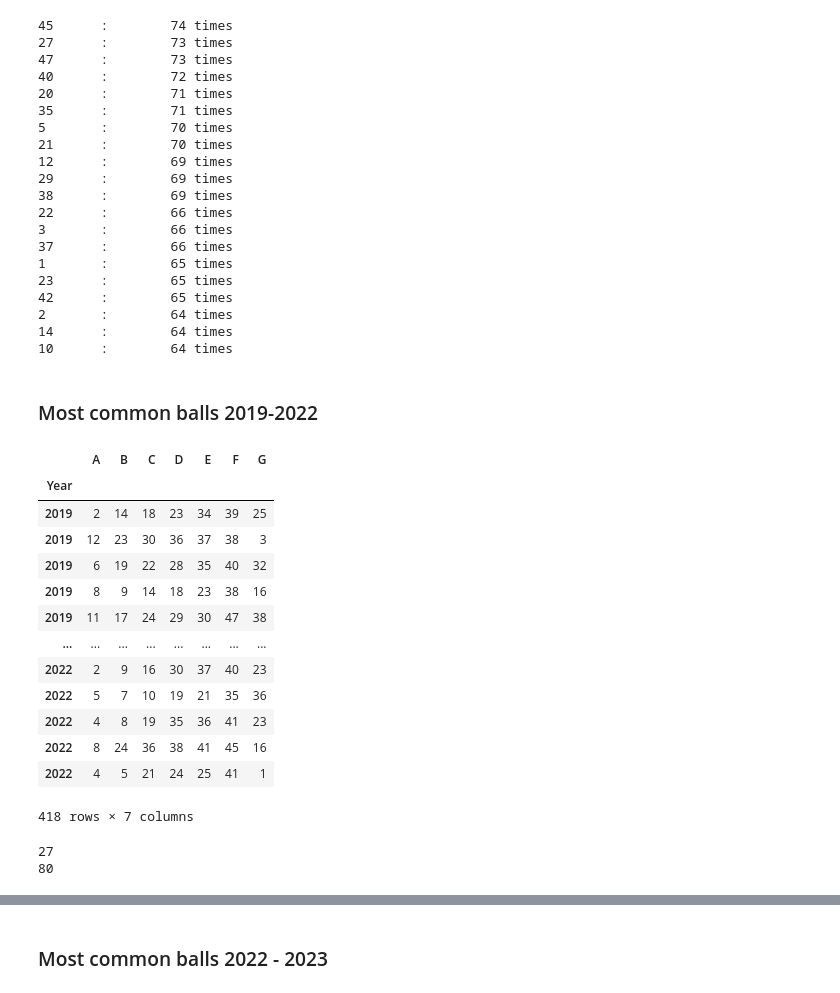
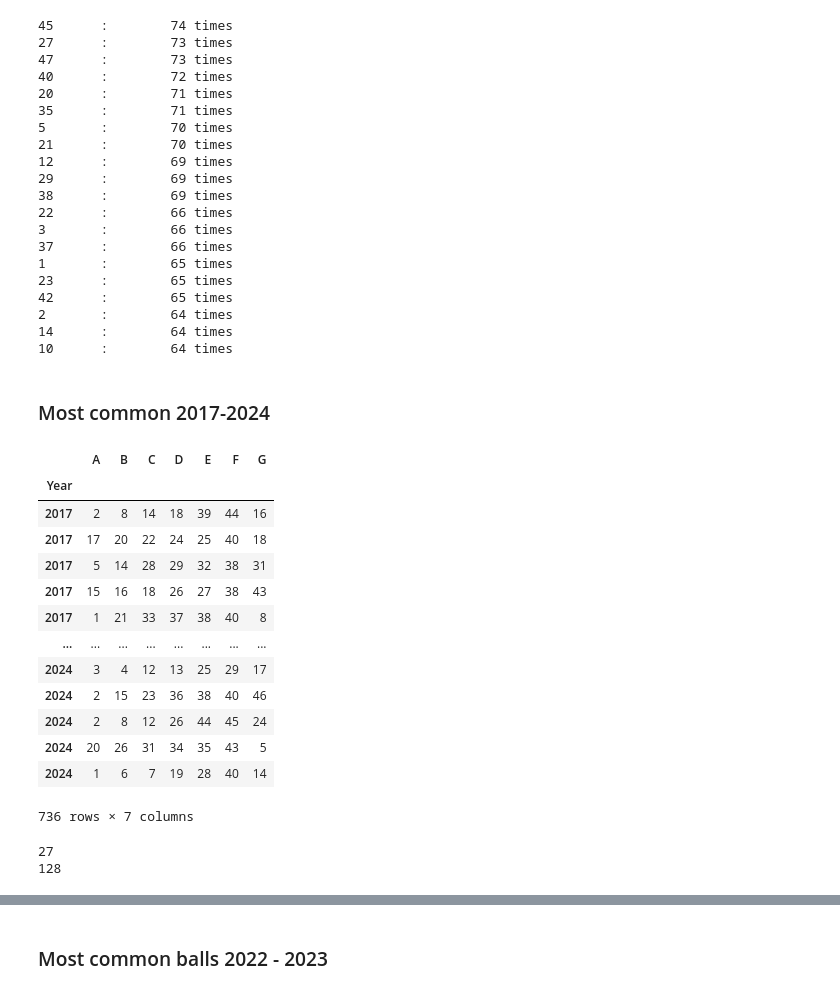
Before and after one commit to killfoley/Lotto-Scraping, a Jupyter notebook: Lotto results notebook.ipynb, the cells around one changed output, grey strips where cells are left out. Saved outputs shown, nothing was run; the diff lists cells and outputs as text; code cells hidden in the pictures.

```diff
--- a/Lotto results notebook.ipynb
+++ b/Lotto results notebook.ipynb
@@ -1224,33 +1224,33 @@ for r in dictionary_numbers20_23_sorted[:20]:
 14      :        64 times
 10      :        64 times
 # %% [markdown]
-### Most common balls 2019-2022
+### Most common 2017-2024
-# %%
-df_numbers19_22 = df_lotto_all.loc[2019:2022]
-df_numbers19_22
-# %% [output]
-|  | A | B | C | D | E | F | G |
-| Year |  |  |  |  |  |  |  |
-| 2019 | 2 | 14 | 18 | 23 | 34 | 39 | 25 |
-| 2019 | 12 | 23 | 30 | 36 | 37 | 38 | 3 |
-| 2019 | 6 | 19 | 22 | 28 | 35 | 40 | 32 |
-| 2019 | 8 | 9 | 14 | 18 | 23 | 38 | 16 |
-| 2019 | 11 | 17 | 24 | 29 | 30 | 47 | 38 |
-| ... | ... | ... | ... | ... | ... | ... | ... |
-| 2022 | 2 | 9 | 16 | 30 | 37 | 40 | 23 |
-| 2022 | 5 | 7 | 10 | 19 | 21 | 35 | 36 |
-| 2022 | 4 | 8 | 19 | 35 | 36 | 41 | 23 |
-| 2022 | 8 | 24 | 36 | 38 | 41 | 45 | 16 |
-| 2022 | 4 | 5 | 21 | 24 | 25 | 41 | 1 |
-418 rows × 7 columns
+# %%
+df_numbers17_24 = df_lotto_all.loc[2017:2024]
+df_numbers17_24
+# %% [output]
+|  | A | B | C | D | E | F | G |
+| Year |  |  |  |  |  |  |  |
+| 2017 | 2 | 8 | 14 | 18 | 39 | 44 | 16 |
+| 2017 | 17 | 20 | 22 | 24 | 25 | 40 | 18 |
+| 2017 | 5 | 14 | 28 | 29 | 32 | 38 | 31 |
+| 2017 | 15 | 16 | 18 | 26 | 27 | 38 | 43 |
+| 2017 | 1 | 21 | 33 | 37 | 38 | 40 | 8 |
+| ... | ... | ... | ... | ... | ... | ... | ... |
+| 2024 | 3 | 4 | 12 | 13 | 25 | 29 | 17 |
+| 2024 | 2 | 15 | 23 | 36 | 38 | 40 | 46 |
+| 2024 | 2 | 8 | 12 | 26 | 44 | 45 | 24 |
+| 2024 | 20 | 26 | 31 | 34 | 35 | 43 | 5 |
+| 2024 | 1 | 6 | 7 | 19 | 28 | 40 | 14 |
+736 rows × 7 columns
 # %%
 # Convert numbers to a list
-NumsToList19_22 = list(df_numbers19_22.values.T.flatten())
-most_common19_22,num_most_common19_22 = Counter(NumsToList19_22).most_common(1)[0]
-print(most_common19_22)
-print(num_most_common19_22)
+NumsToList17_24 = list(df_numbers17_24.values.T.flatten())
+most_common17_24,num_most_common17_24 = Counter(NumsToList17_24).most_common(1)[0]
+print(most_common17_24)
+print(num_most_common17_24)
 # %% [output]
 27
-80
+128
 # %%
 # print the dictionary with sorted values
```
Also changed, not shown: parts of 22 cells of this notebook, 1 other file.
